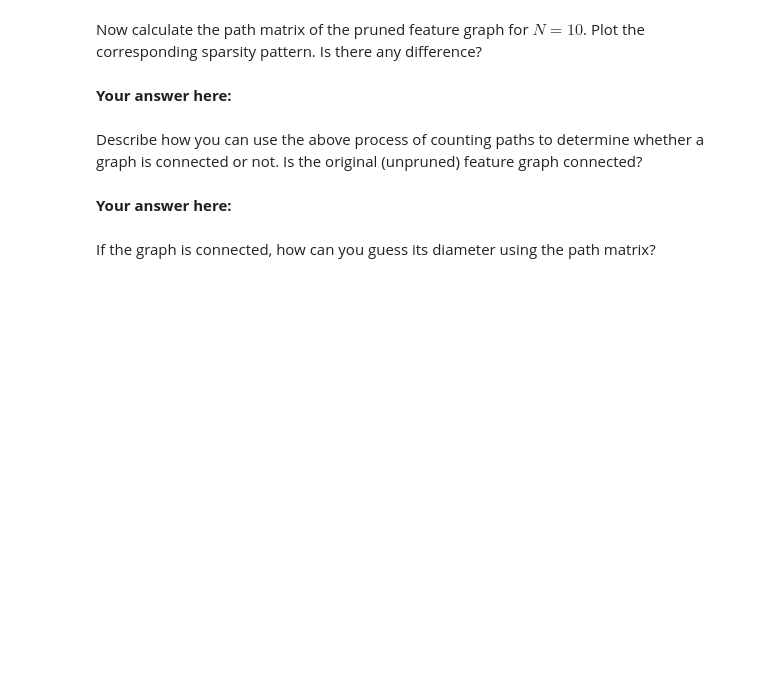
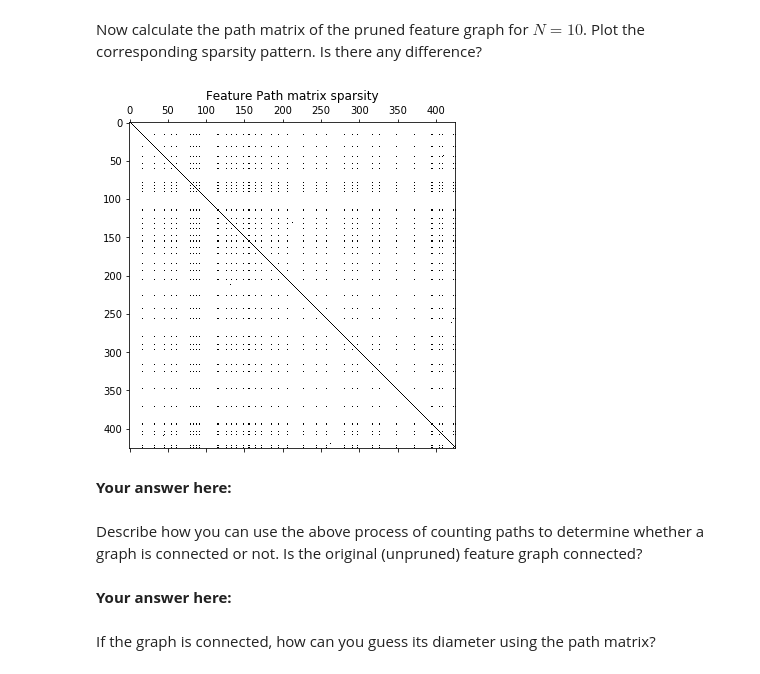
Before and after one commit to lynnfayed/assignment1, a Jupyter notebook: 1_network_science.ipynb, the cells around one changed output. Cells and saved outputs as stored; diff of their text form; code cells hidden in the pictures; blank space fills up the shorter version.

```diff
--- a/1_network_science.ipynb
+++ b/1_network_science.ipynb
@@ -277,12 +340,14 @@ axes[1].spy(path_matrix_feature);
 # %% [markdown]
 Now calculate the path matrix of the pruned feature graph for $N=10$. Plot the corresponding sparsity pattern. Is there any difference?
 # %%
-path_matrix_pruned = np.zeros((features.shape[0], features.shape[0]), dtype='int64')
+path_matrix_pruned = np.zeros((features.shape[0], features.shape[0]), dtype='float64')
 for n in range(11):
     path_matrix_pruned += np.linalg.matrix_power(A_feature_pruned, n )
 plt.figure(figsize=(12, 6))
 plt.title('Feature Path matrix sparsity')
 plt.spy(path_matrix_pruned);
+# %% [output]
+[figure, added]
 # %% [markdown]
 **Your answer here:**
 # %% [markdown]
```
Also changed, not shown: parts of 43 cells of this notebook.
